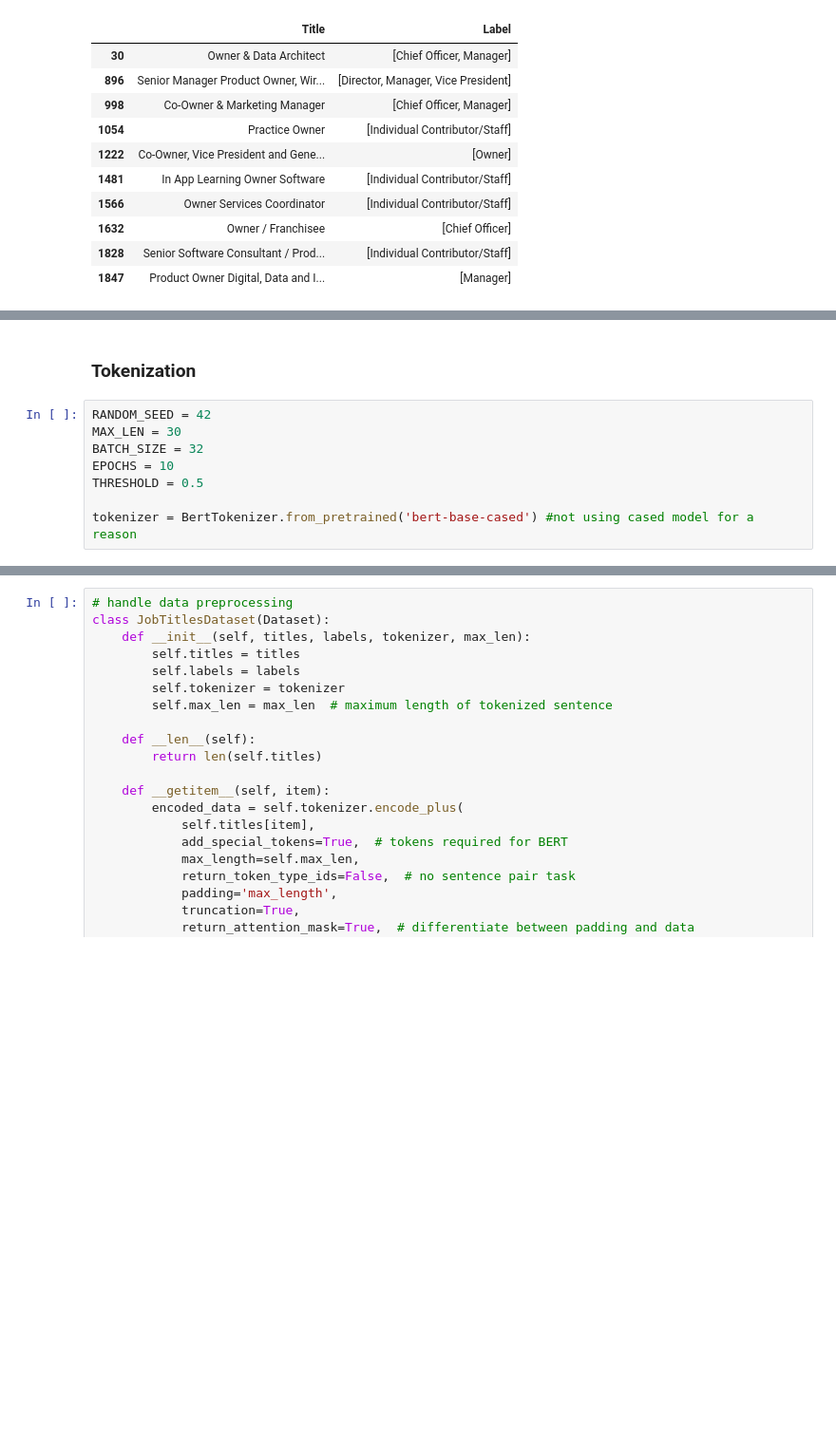
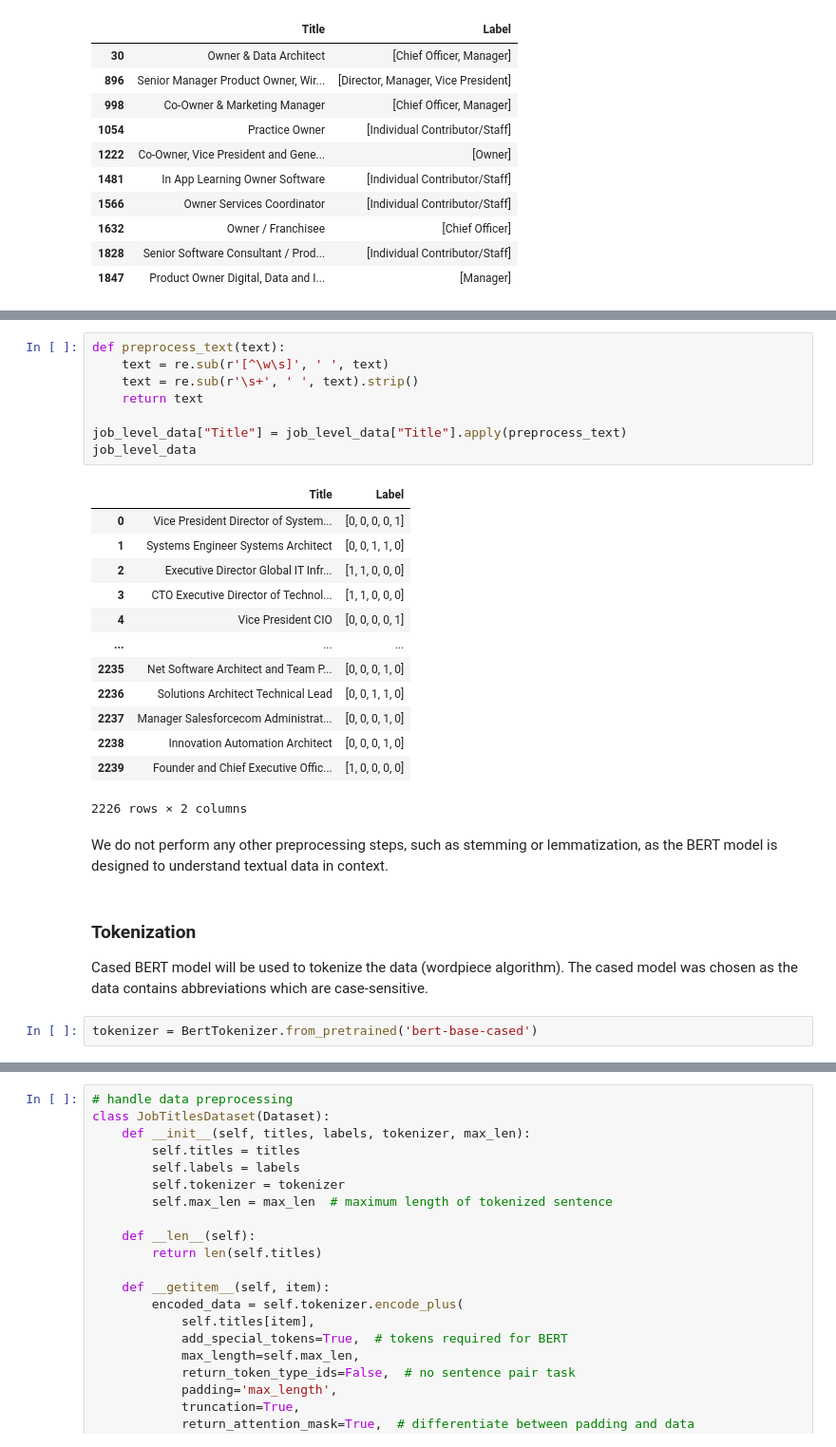
Before and after one commit to anyaachan/JobTitleClassification, a Jupyter notebook: model.ipynb, the cells around one changed output, grey strips where cells are left out. Shown at 95% size. Drawn from its saved outputs; the diff is of its cells as text; blank space fills up the shorter version.

```diff
--- a/model.ipynb
+++ b/model.ipynb
@@ -161,13 +180,32 @@ job_level_data
+# %%
+def preprocess_text(text):
+    text = re.sub(r'[^\w\s]', ' ', text)
+    text = re.sub(r'\s+', ' ', text).strip()
+    return text
+
+job_level_data["Title"] = job_level_data["Title"].apply(preprocess_text)
+job_level_data
+# %% [output]
+|  | Title | Label |
+| 0 | Vice President Director of System... | [0, 0, 0, 0, 1] |
+| 1 | Systems Engineer Systems Architect | [0, 0, 1, 1, 0] |
+| 2 | Executive Director Global IT Infr... | [1, 1, 0, 0, 0] |
+| 3 | CTO Executive Director of Technol... | [1, 1, 0, 0, 0] |
+| 4 | Vice President CIO | [0, 0, 0, 0, 1] |
+| ... | ... | ... |
+| 2235 | Net Software Architect and Team P... | [0, 0, 0, 1, 0] |
+| 2236 | Solutions Architect Technical Lead | [0, 0, 1, 1, 0] |
+| 2237 | Manager Salesforcecom Administrat... | [0, 0, 0, 1, 0] |
+| 2238 | Innovation Automation Architect | [0, 0, 0, 1, 0] |
+| 2239 | Founder and Chief Executive Offic... | [1, 0, 0, 0, 0] |
+2226 rows × 2 columns
+# %% [markdown]
+We do not perform any other preprocessing steps, such as stemming or lemmatization, as the BERT model is designed to understand textual data in context.
 # %% [markdown]
 ### Tokenization
+Cased BERT model will be used to tokenize the data (wordpiece algorithm). The cased model was chosen as the data contains abbreviations which are case-sensitive.
 # %%
-RANDOM_SEED = 42
-MAX_LEN = 30
-BATCH_SIZE = 32
-EPOCHS = 10
-THRESHOLD = 0.5
-
-tokenizer = BertTokenizer.from_pretrained('bert-base-cased') #not using cased model for a reason
+tokenizer = BertTokenizer.from_pretrained('bert-base-cased')
 # %%
 def split_text(text):
     return tokenizer.tokenize(text)
```
Also changed, not shown: parts of 24 cells of this notebook.
